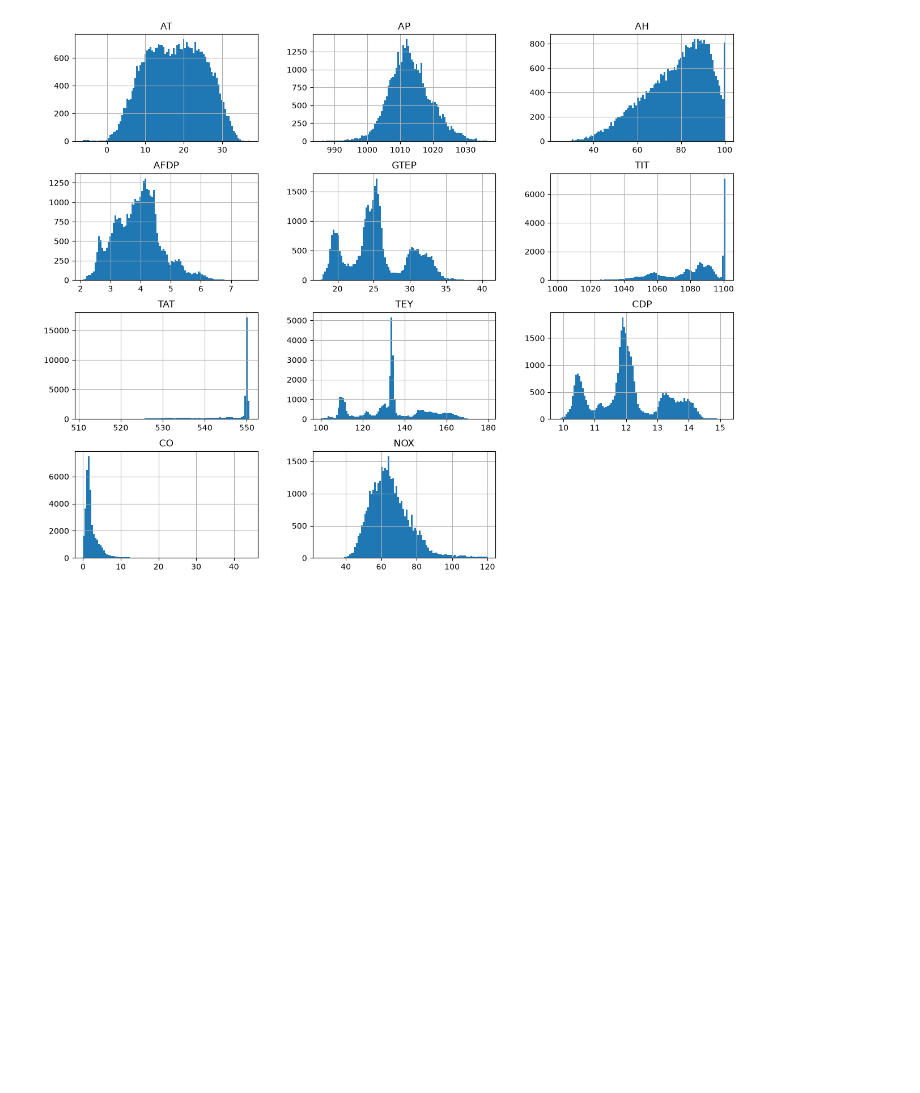
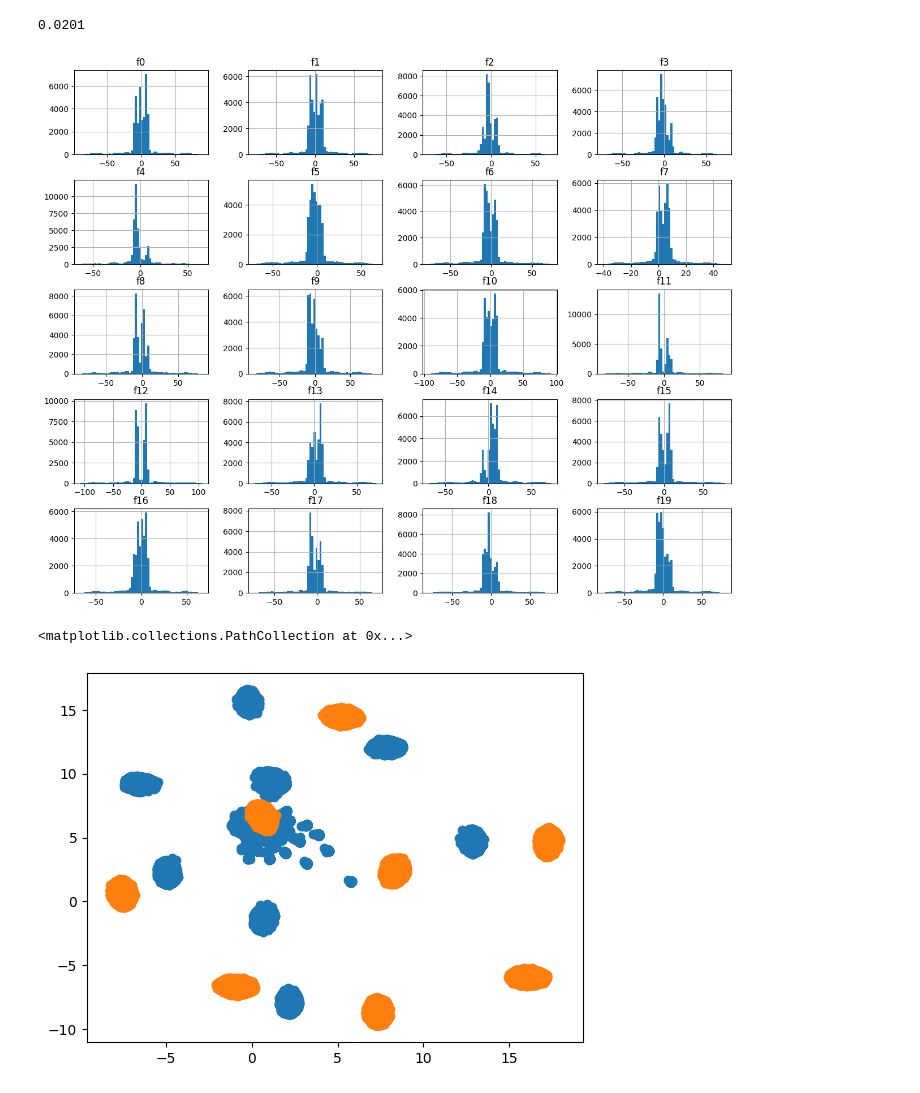
Before and after one commit to matr9s/DatSci_Noise, a Jupyter notebook: pipeline.ipynb, the cells around one changed output. Saved outputs shown, nothing was run; the diff lists cells and outputs as text; code cells hidden in the pictures; blank space fills up the shorter version.

```diff
--- a/pipeline.ipynb
+++ b/pipeline.ipynb
@@ -80,17 +129,26 @@ print(len(np.array(np.where(true_mask == True)).reshape(-1))/len(true_mask))
-# %%
-rand = 42
-
-gt_2015 = pd.read_csv("gt_2015.csv")
-gt_2014 = pd.read_csv("gt_2014.csv")
-gt_2013 = pd.read_csv("gt_2013.csv")
-gt_2012 = pd.read_csv("gt_2012.csv")
-gt_2011 = pd.read_csv("gt_2011.csv")
-noisy_df = pd.concat([gt_2015, gt_2014, gt_2013, gt_2012, gt_2011])
+# %%
+#AMOUNT OF NOISE
+print(len(np.array(np.where(true_mask == True)).reshape(-1))/len(true_mask))
+# %% [output]
+0.0201
 # %%
 #HIST OF ALL FEATURES
-noisy_df.hist(figsize=(15, 12), bins=100)
+noisy_df.hist(figsize=(15, 12), bins=60)
 plt.show()
+
+scaler = StandardScaler()
+X_scaled = scaler.fit_transform(noisy_df)
+scaler = StandardScaler()
+X_scaleddf = scaler.fit_transform(df)
+embedding = UMAP(n_components=2, random_state=42, n_neighbors=45, min_dist=0.1).fit_transform(X_scaled)
+embedding1 = UMAP(n_components=2, random_state=42, n_neighbors=45, min_dist=0.1).fit_transform(X_scaleddf)
+plt.scatter(embedding[:, 0],
+    embedding[:, 1])
+plt.scatter(embedding1[:, 0],
+    embedding1[:, 1])
 # %% [output]
-[figure, old version]
+[figure, new version]
+<matplotlib.collections.PathCollection at 0x...>
+[figure, added]
 # %%
 #PLOT FIRST FEATURE
```
Also changed, not shown: parts of 13 cells of this notebook.
